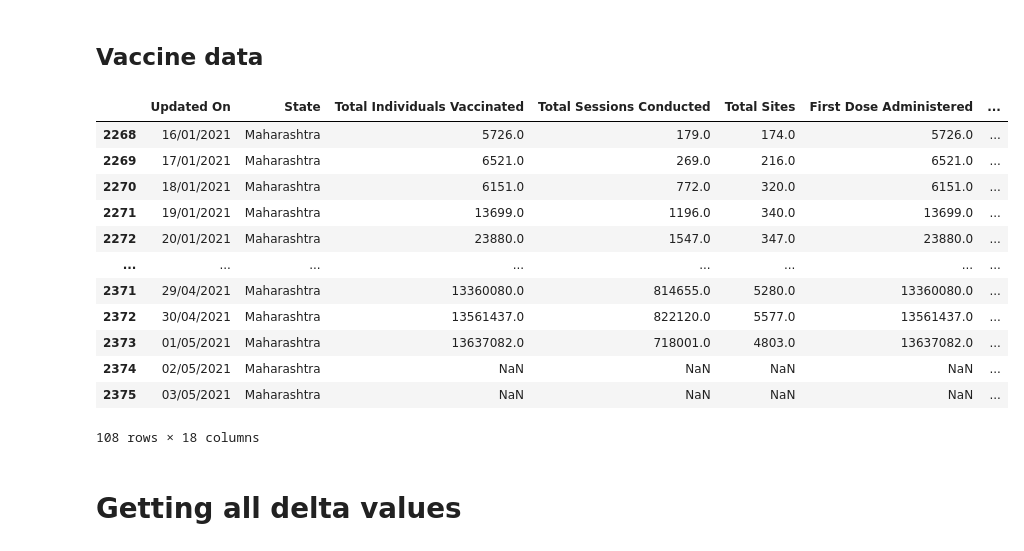
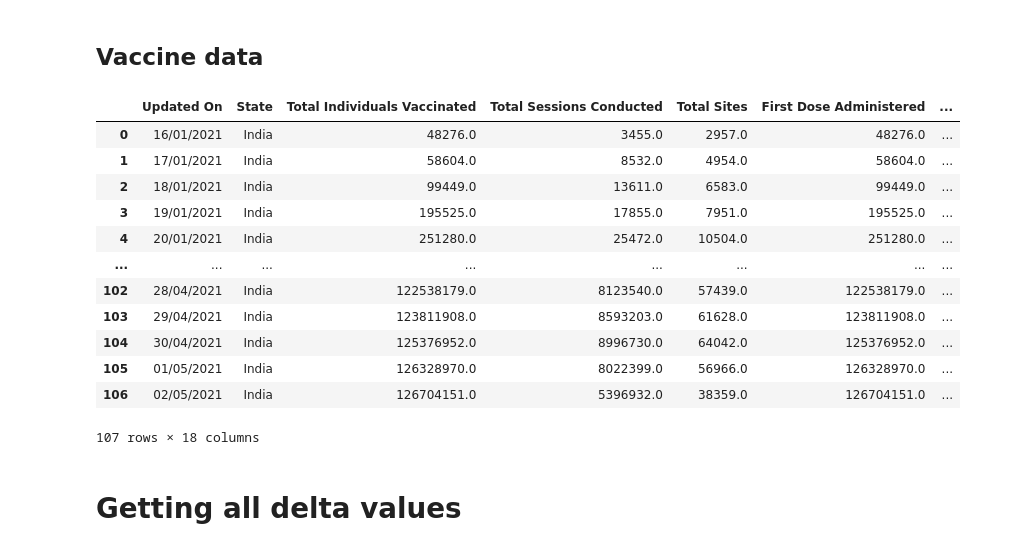
Before and after one commit to eeshsingh123/Covid19_Analysis, a Jupyter notebook: concepts/new_data_source_try/data_collection_and_cleaning.ipynb, the cells around one changed output. Drawn from its saved outputs; the diff is of its cells as text; code cells hidden in the pictures.

```diff
--- a/concepts/new_data_source_try/data_collection_and_cleaning.ipynb
+++ b/concepts/new_data_source_try/data_collection_and_cleaning.ipynb
@@ -186,21 +186,21 @@ df[df['State'] == 'Mah'].tail(50)
 # %%
 vdf = pd.read_csv("http://api.covid19india.org/csv/latest/cowin_vaccine_data_statewise.csv")
 # %%
-vdf[vdf['State'] == 'Maharashtra']
+vdf[vdf['State'] == 'India'][:-1]
 # %% [output]
 |  | Updated On | State | Total Individuals Vaccinated | Total Sessions Conducted | Total Sites | First Dose Administered | ... |
-| 2268 | 16/01/2021 | Maharashtra | 5726.0 | 179.0 | 174.0 | 5726.0 | ... |
-| 2269 | 17/01/2021 | Maharashtra | 6521.0 | 269.0 | 216.0 | 6521.0 | ... |
-| 2270 | 18/01/2021 | Maharashtra | 6151.0 | 772.0 | 320.0 | 6151.0 | ... |
-| 2271 | 19/01/2021 | Maharashtra | 13699.0 | 1196.0 | 340.0 | 13699.0 | ... |
-| 2272 | 20/01/2021 | Maharashtra | 23880.0 | 1547.0 | 347.0 | 23880.0 | ... |
+| 0 | 16/01/2021 | India | 48276.0 | 3455.0 | 2957.0 | 48276.0 | ... |
+| 1 | 17/01/2021 | India | 58604.0 | 8532.0 | 4954.0 | 58604.0 | ... |
+| 2 | 18/01/2021 | India | 99449.0 | 13611.0 | 6583.0 | 99449.0 | ... |
+| 3 | 19/01/2021 | India | 195525.0 | 17855.0 | 7951.0 | 195525.0 | ... |
+| 4 | 20/01/2021 | India | 251280.0 | 25472.0 | 10504.0 | 251280.0 | ... |
 | ... | ... | ... | ... | ... | ... | ... | ... |
-| 2371 | 29/04/2021 | Maharashtra | 13360080.0 | 814655.0 | 5280.0 | 13360080.0 | ... |
-| 2372 | 30/04/2021 | Maharashtra | 13561437.0 | 822120.0 | 5577.0 | 13561437.0 | ... |
-| 2373 | 01/05/2021 | Maharashtra | 13637082.0 | 718001.0 | 4803.0 | 13637082.0 | ... |
-| 2374 | 02/05/2021 | Maharashtra | NaN | NaN | NaN | NaN | ... |
-| 2375 | 03/05/2021 | Maharashtra | NaN | NaN | NaN | NaN | ... |
+| 102 | 28/04/2021 | India | 122538179.0 | 8123540.0 | 57439.0 | 122538179.0 | ... |
+| 103 | 29/04/2021 | India | 123811908.0 | 8593203.0 | 61628.0 | 123811908.0 | ... |
+| 104 | 30/04/2021 | India | 125376952.0 | 8996730.0 | 64042.0 | 125376952.0 | ... |
+| 105 | 01/05/2021 | India | 126328970.0 | 8022399.0 | 56966.0 | 126328970.0 | ... |
+| 106 | 02/05/2021 | India | 126704151.0 | 5396932.0 | 38359.0 | 126704151.0 | ... |
-108 rows × 18 columns
+107 rows × 18 columns
 # %%
 vdf = vdf[['Updated On', 'State', 'Total Individuals Registered', 'First Dose Administered', 'Second Dose Administered', 'Male(Individuals Vaccinated)', 'Female(Individuals Vaccinated)',
           'Transgender(Individuals Vaccinated)', 'Total Covaxin Administered', 'Total CoviShield Administered', 'Total Doses Administered']]
```
Also changed, not shown: parts of 8 cells of this notebook, 13 other files.
